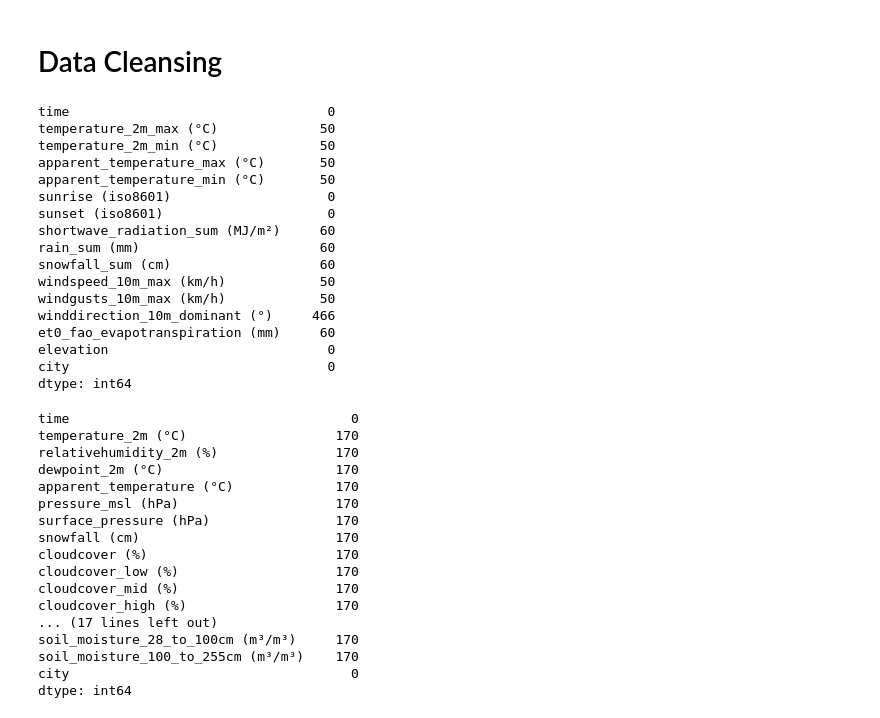
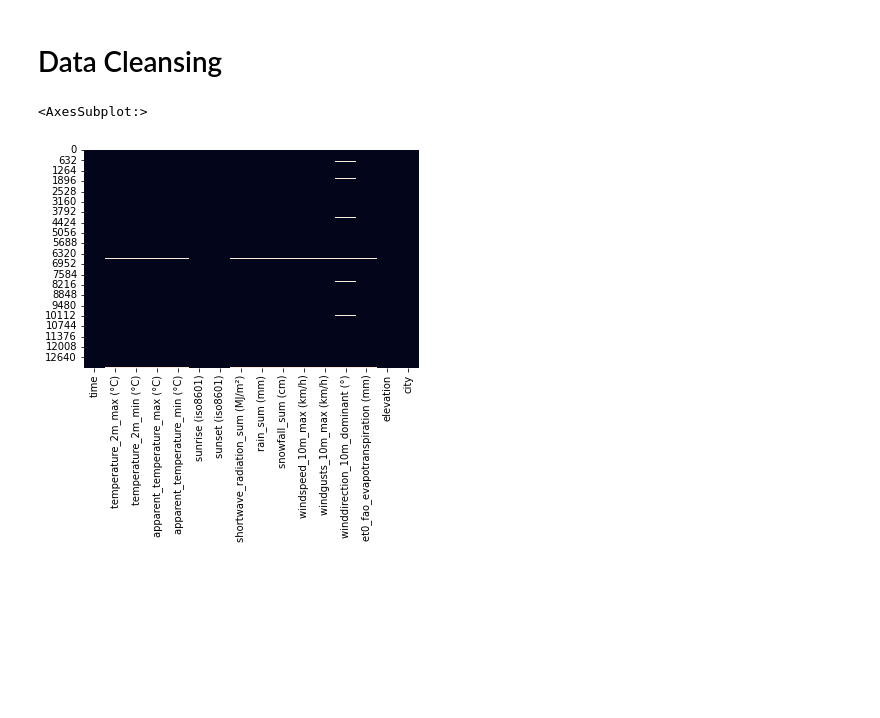
Before and after one commit to FelixFern/Arkavidia-2023-ODE, a Jupyter notebook: Arkavidia.ipynb, the cells around one changed output. Drawn from its saved outputs; the diff is of its cells as text; code cells hidden in the pictures; blank space fills up the shorter version.

```diff
--- a/Arkavidia.ipynb
+++ b/Arkavidia.ipynb
@@ -59,43 +70,8 @@ Index(['time', 'temperature_2m (°C)', 'relativehumidity_2m (%)',
       dtype='object')
 # %% [markdown]
 # Data Cleansing
-# %%
-train_data.isnull().sum()
-# %% [output]
-time                                 0
-temperature_2m_max (°C)             50
-temperature_2m_min (°C)             50
-apparent_temperature_max (°C)       50
-apparent_temperature_min (°C)       50
-sunrise (iso8601)                    0
-sunset (iso8601)                     0
-shortwave_radiation_sum (MJ/m²)     60
-rain_sum (mm)                       60
-snowfall_sum (cm)                   60
-windspeed_10m_max (km/h)            50
-windgusts_10m_max (km/h)            50
-winddirection_10m_dominant (°)     466
-et0_fao_evapotranspiration (mm)     60
-elevation                            0
-city                                 0
-dtype: int64
-# %%
-train_h_data.isnull().sum()
-# %% [output]
-time                                    0
-temperature_2m (°C)                   170
-relativehumidity_2m (%)               170
-dewpoint_2m (°C)                      170
-apparent_temperature (°C)             170
-pressure_msl (hPa)                    170
-surface_pressure (hPa)                170
-snowfall (cm)                         170
-cloudcover (%)                        170
-cloudcover_low (%)                    170
-cloudcover_mid (%)                    170
-cloudcover_high (%)                   170
-... (17 lines left out)
-soil_moisture_28_to_100cm (m³/m³)     170
-soil_moisture_100_to_255cm (m³/m³)    170
-city                                    0
-dtype: int64
+# %%
+sns.heatmap(train_data.isnull(), cbar=False)
+# %% [output]
+<AxesSubplot:>
+[figure, added]
```
Also changed, not shown: parts of 13 cells of this notebook.
